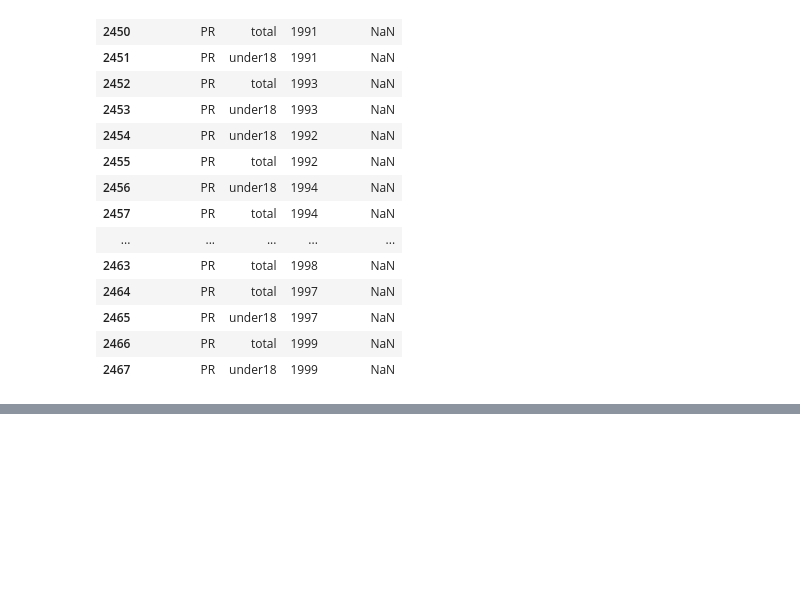
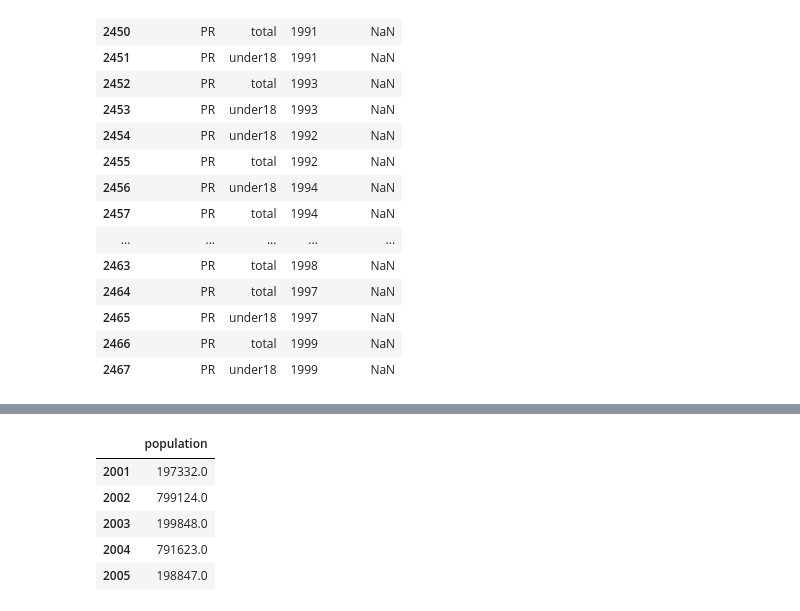
Before and after one commit to oishylea/DataAnalyticsProgramming, a Jupyter notebook: StatePopulation.ipynb, the cells around one changed output, grey strips where cells are left out. Drawn from its saved outputs; the diff is of its cells as text; code cells hidden in the pictures; blank space fills up the shorter version.

```diff
--- a/StatePopulation.ipynb
+++ b/StatePopulation.ipynb
@@ -136,0 +189,9 @@ population[population['population'].isnull()]
+# %%
+population.loc[2001:2005,['population']]
+# %% [output]
+|  | population |
+| 2001 | 197332.0 |
+| 2002 | 799124.0 |
+| 2003 | 199848.0 |
+| 2004 | 791623.0 |
+| 2005 | 198847.0 |
```
Also changed, not shown: parts of 16 cells of this notebook, 7 other files.
